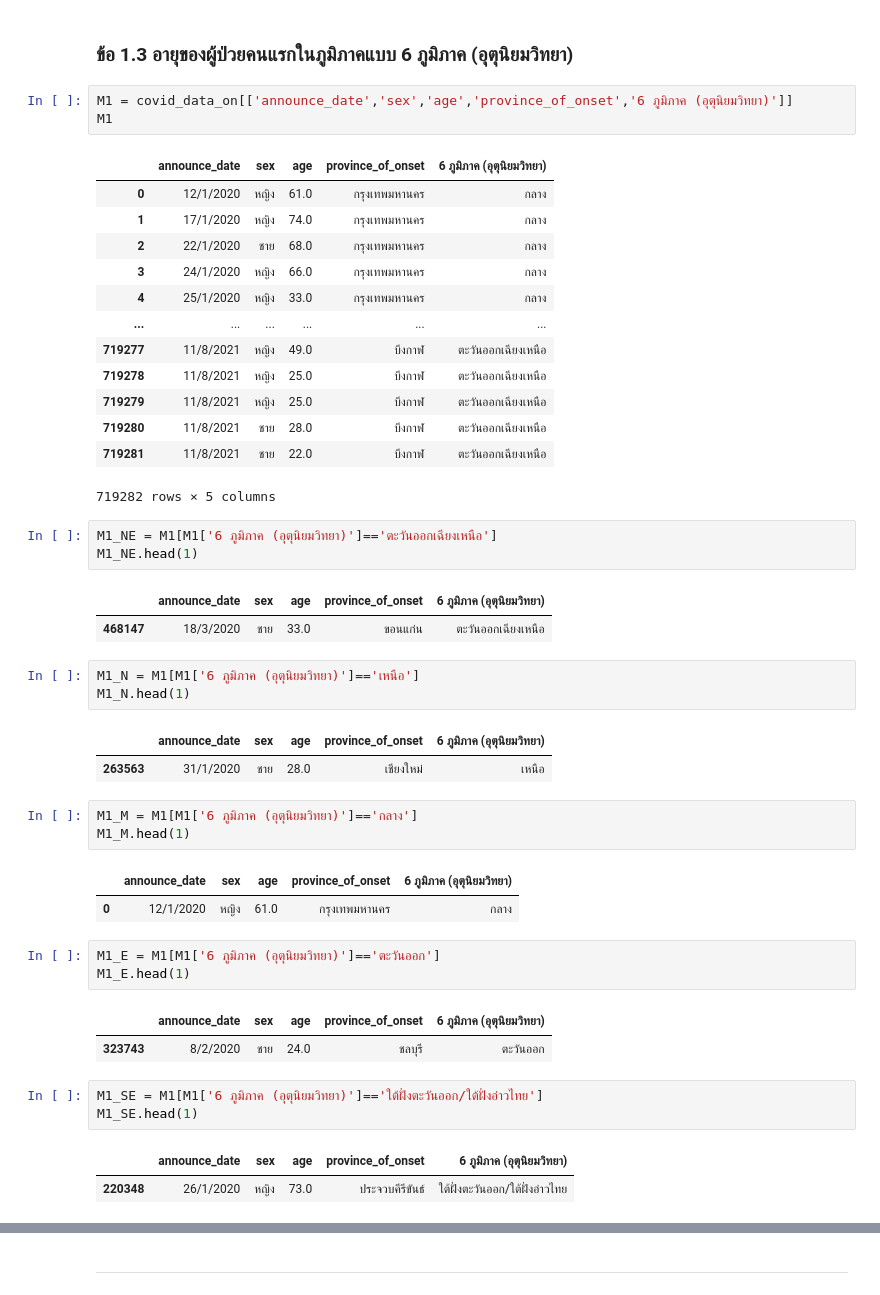
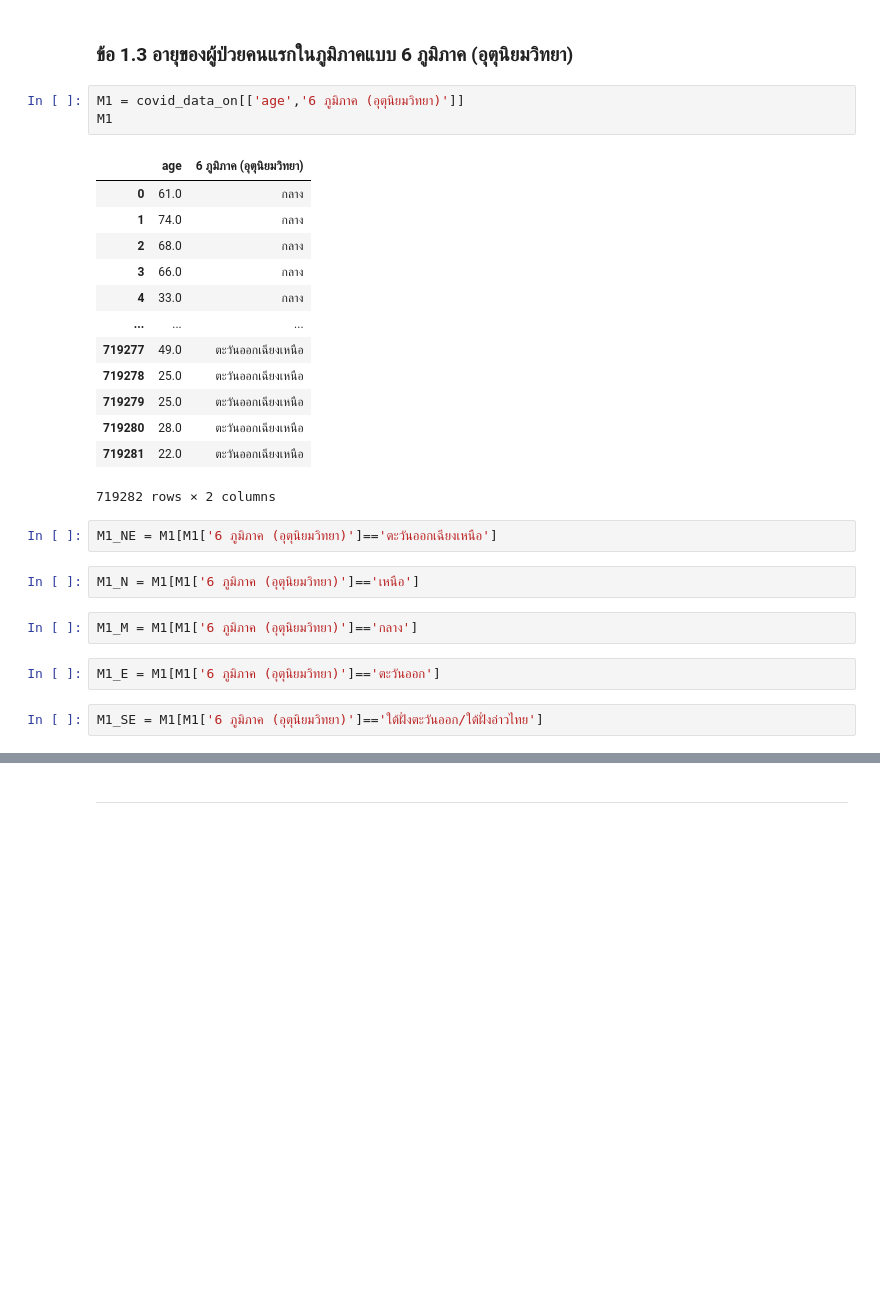
Before and after one commit to sitthatkaja/data_viz_2022, a Jupyter notebook: BasicPython&DataViz_midterm2022.ipynb, the cells around one changed output, grey strips where cells are left out. Cells and saved outputs as stored; diff of their text form; blank space fills up the shorter version.

```diff
--- a/BasicPython&DataViz_midterm2022.ipynb
+++ b/BasicPython&DataViz_midterm2022.ipynb
@@ -297,51 +292,31 @@ sum_P1
 # %% [markdown]
 ### ข้อ 1.3  อายุของผู้ป่วยคนแรกในภูมิภาคแบบ 6 ภูมิภาค (อุตุนิยมวิทยา)
 # %%
-M1 = covid_data_on[['announce_date','sex','age','province_of_onset','6 ภูมิภาค (อุตุนิยมวิทยา)']]
+M1 = covid_data_on[['age','6 ภูมิภาค (อุตุนิยมวิทยา)']]
 M1
 # %% [output]
-|  | announce_date | sex | age | province_of_onset | 6 ภูมิภาค (อุตุนิยมวิทยา) |
-| 0 | 12/1/2020 | หญิง | 61.0 | กรุงเทพมหานคร | กลาง |
-| 1 | 17/1/2020 | หญิง | 74.0 | กรุงเทพมหานคร | กลาง |
-| 2 | 22/1/2020 | ชาย | 68.0 | กรุงเทพมหานคร | กลาง |
-| 3 | 24/1/2020 | หญิง | 66.0 | กรุงเทพมหานคร | กลาง |
-| 4 | 25/1/2020 | หญิง | 33.0 | กรุงเทพมหานคร | กลาง |
-| ... | ... | ... | ... | ... | ... |
-| 719277 | 11/8/2021 | หญิง | 49.0 | บึงกาฬ | ตะวันออกเฉียงเหนือ |
-| 719278 | 11/8/2021 | หญิง | 25.0 | บึงกาฬ | ตะวันออกเฉียงเหนือ |
-| 719279 | 11/8/2021 | หญิง | 25.0 | บึงกาฬ | ตะวันออกเฉียงเหนือ |
-| 719280 | 11/8/2021 | ชาย | 28.0 | บึงกาฬ | ตะวันออกเฉียงเหนือ |
-| 719281 | 11/8/2021 | ชาย | 22.0 | บึงกาฬ | ตะวันออกเฉียงเหนือ |
+|  | age | 6 ภูมิภาค (อุตุนิยมวิทยา) |
+| 0 | 61.0 | กลาง |
+| 1 | 74.0 | กลาง |
+| 2 | 68.0 | กลาง |
+| 3 | 66.0 | กลาง |
+| 4 | 33.0 | กลาง |
+| ... | ... | ... |
+| 719277 | 49.0 | ตะวันออกเฉียงเหนือ |
+| 719278 | 25.0 | ตะวันออกเฉียงเหนือ |
+| 719279 | 25.0 | ตะวันออกเฉียงเหนือ |
+| 719280 | 28.0 | ตะวันออกเฉียงเหนือ |
+| 719281 | 22.0 | ตะวันออกเฉียงเหนือ |
-719282 rows × 5 columns
+719282 rows × 2 columns
 # %%
 M1_NE = M1[M1['6 ภูมิภาค (อุตุนิยมวิทยา)']=='ตะวันออกเฉียงเหนือ']
-M1_NE.head(1)
-# %% [output]
-|  | announce_date | sex | age | province_of_onset | 6 ภูมิภาค (อุตุนิยมวิทยา) |
-| 468147 | 18/3/2020 | ชาย | 33.0 | ขอนแก่น | ตะวันออกเฉียงเหนือ |
 # %%
 M1_N = M1[M1['6 ภูมิภาค (อุตุนิยมวิทยา)']=='เหนือ']
-M1_N.head(1)
-# %% [output]
-|  | announce_date | sex | age | province_of_onset | 6 ภูมิภาค (อุตุนิยมวิทยา) |
-| 263563 | 31/1/2020 | ชาย | 28.0 | เชียงใหม่ | เหนือ |
 # %%
 M1_M = M1[M1['6 ภูมิภาค (อุตุนิยมวิทยา)']=='กลาง']
-M1_M.head(1)
-# %% [output]
-|  | announce_date | sex | age | province_of_onset | 6 ภูมิภาค (อุตุนิยมวิทยา) |
-| 0 | 12/1/2020 | หญิง | 61.0 | กรุงเทพมหานคร | กลาง |
 # %%
 M1_E = M1[M1['6 ภูมิภาค (อุตุนิยมวิทยา)']=='ตะวันออก']
-M1_E.head(1)
-# %% [output]
-|  | announce_date | sex | age | province_of_onset | 6 ภูมิภาค (อุตุนิยมวิทยา) |
-| 323743 | 8/2/2020 | ชาย | 24.0 | ชลบุรี | ตะวันออก |
 # %%
 M1_SE = M1[M1['6 ภูมิภาค (อุตุนิยมวิทยา)']=='ใต้ฝั่งตะวันออก/ใต้ฝั่งอ่าวไทย']
-M1_SE.head(1)
-# %% [output]
-|  | announce_date | sex | age | province_of_onset | 6 ภูมิภาค (อุตุนิยมวิทยา) |
-| 220348 | 26/1/2020 | หญิง | 73.0 | ประจวบคีรีขันธ์ | ใต้ฝั่งตะวันออก/ใต้ฝั่งอ่าวไทย |
 # %%
 M1_SW = M1[M1['6 ภูมิภาค (อุตุนิยมวิทยา)']=='ใต้ฝั่งตะวันตก/ใต้ฝั่งอันดามัน']
```
Also changed, not shown: parts of 46 cells of this notebook.
